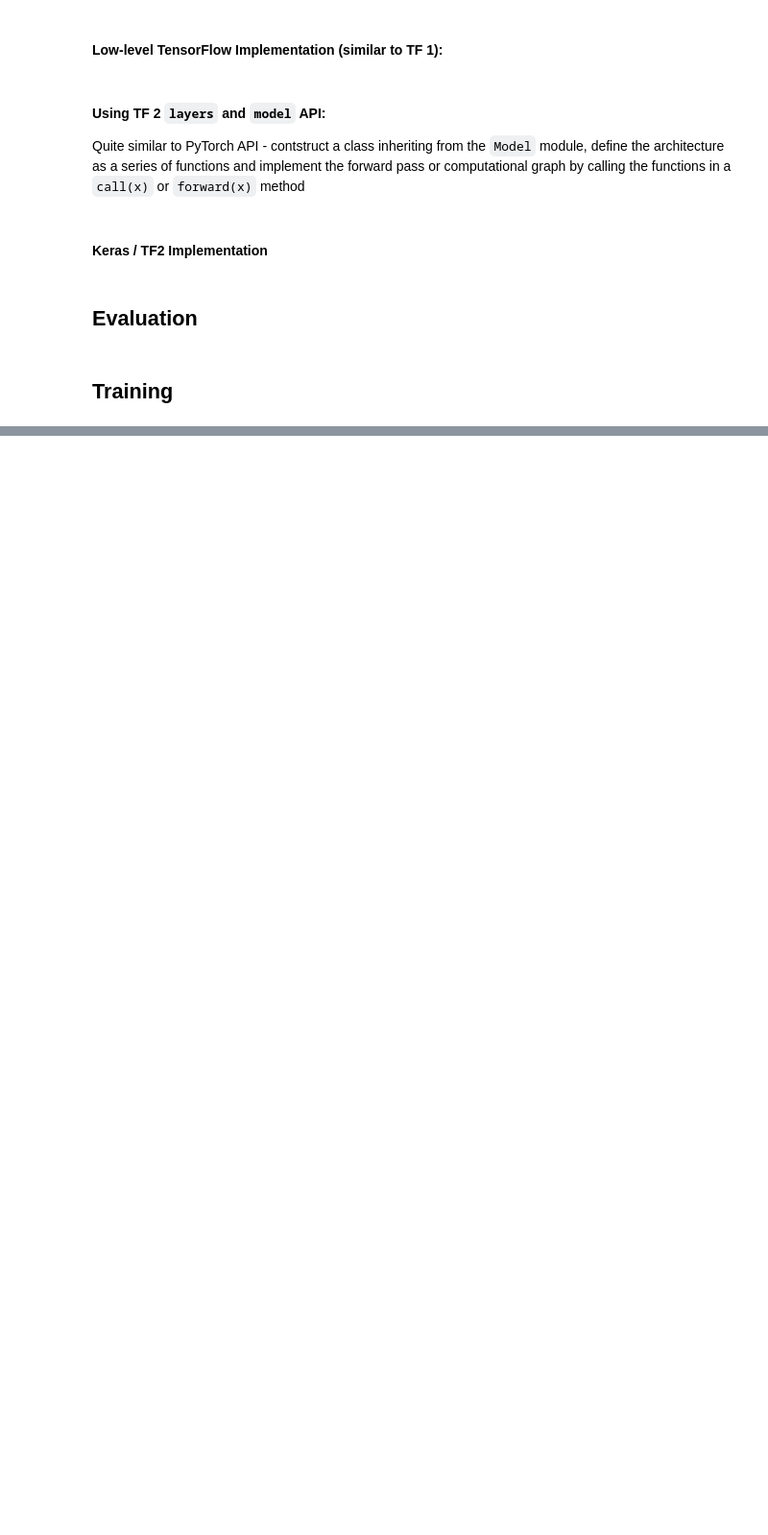
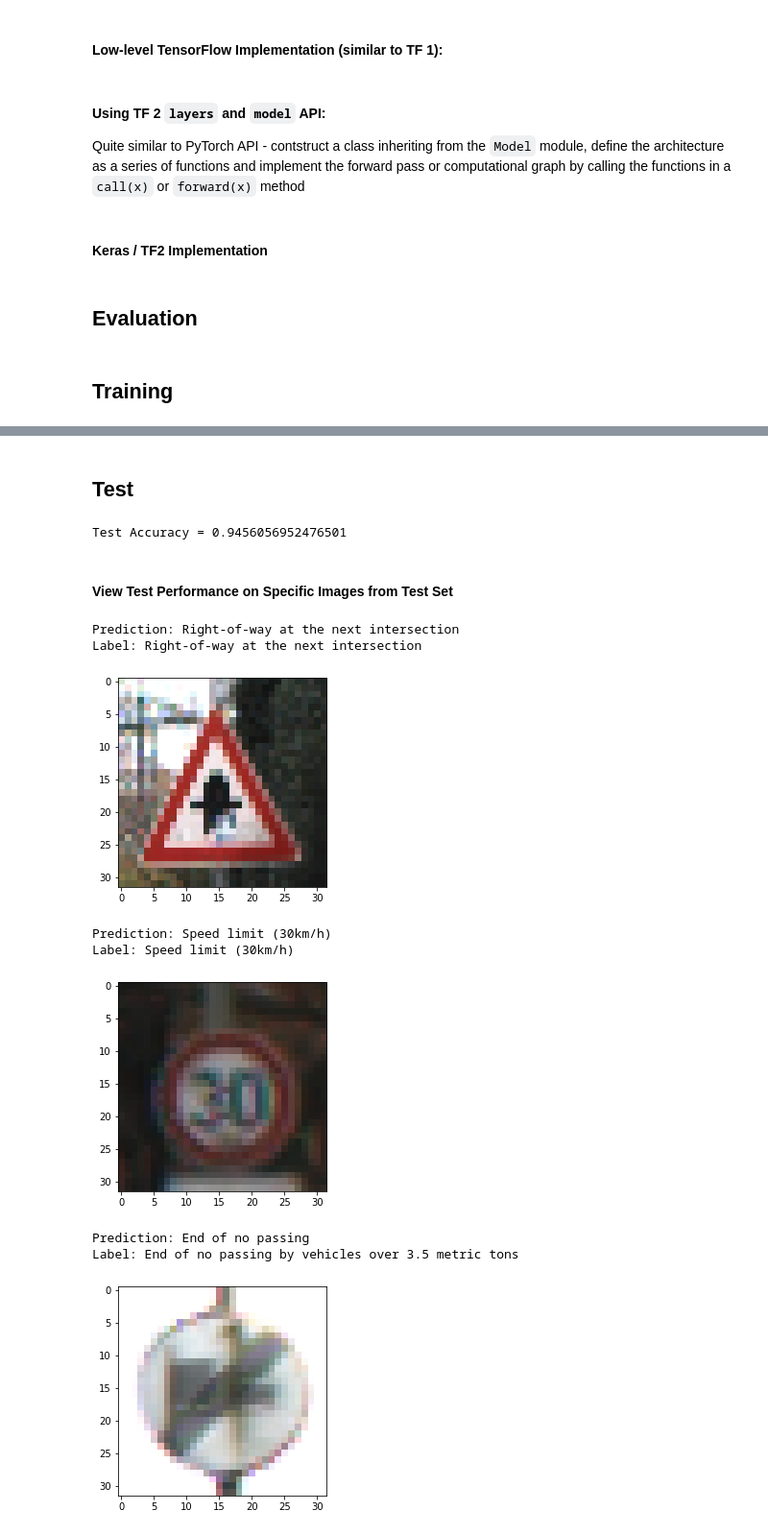
Before and after one commit to grantgasser/traffic-signs-classifier, a Jupyter notebook: traffic_sign_classifier.ipynb, the cells around one changed output, grey strips where cells are left out. Shown at 96% size. Saved outputs shown, nothing was run; the diff lists cells and outputs as text; code cells hidden in the pictures; blank space fills up the shorter version.

Commit message:
Add dropout and deepen network. 96% validation accuracy. View test images/predictions and update docs

```diff
--- a/traffic_sign_classifier.ipynb
+++ b/traffic_sign_classifier.ipynb
@@ -81,0 +84,5 @@ plt.show()
+# %%
+class_frequencies, _ = np.histogram(y_train, bins=n_classes-1)
+
+print('Average frequency of each class: ', class_frequencies.mean())
+print('Median frequency of each class: ', np.median(class_frequencies))
@@ -363,0 +394,29 @@ Valid Accuracy = 0.9065759778022766
+# %% [markdown]
+## Test
+# %%
+# test
+test_preds = model(X_test, is_training=False)  # returns preds as logits
+test_accuracy = accuracy(test_preds, y_test)
+print(f'Test Accuracy = {test_accuracy}')
+# %% [output]
+Test Accuracy = 0.9456056952476501
+# %% [markdown]
+#### View Test Performance on Specific Images from Test Set
+# %%
+for _ in range(3):
+    rand_idx = np.random.randint(0, n_test)
+    pred = model(X_test[rand_idx], is_training=False)
+    print('Prediction:', signnames.iloc[pred.numpy().argmax()]['SignName'])
+    print('Label:', signnames.iloc[y_test[rand_idx]]['SignName'])
+    plt.imshow(X_test[rand_idx])
+    plt.show()
+# %% [output]
+Prediction: Right-of-way at the next intersection
+Label: Right-of-way at the next intersection
+[figure, added]
+Prediction: Speed limit (30km/h)
+Label: Speed limit (30km/h)
+[figure, added]
+Prediction: End of no passing
+Label: End of no passing by vehicles over 3.5 metric tons
+[figure, added]
```
Also changed, not shown: parts of 14 cells of this notebook, 6 other files.
